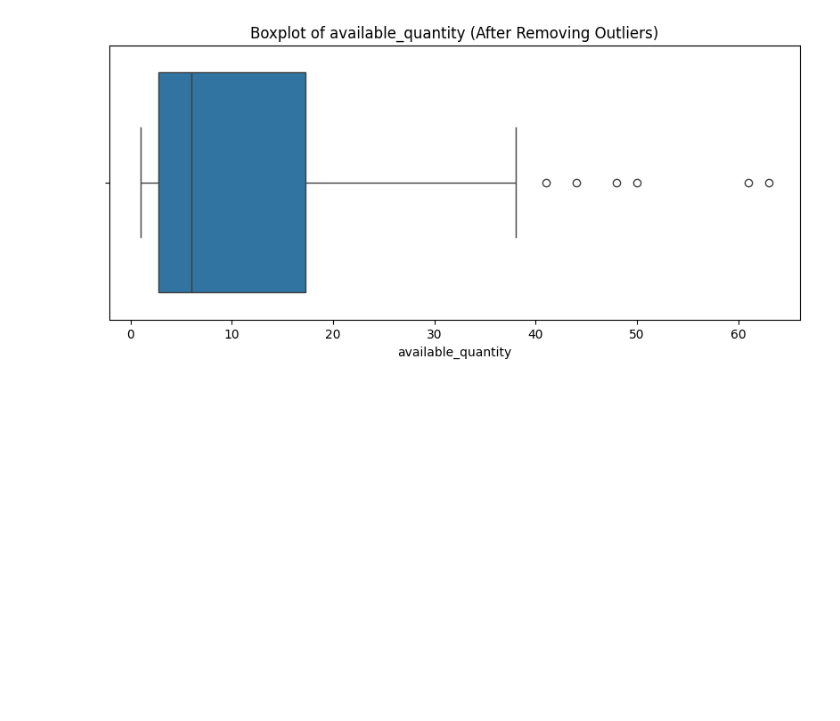
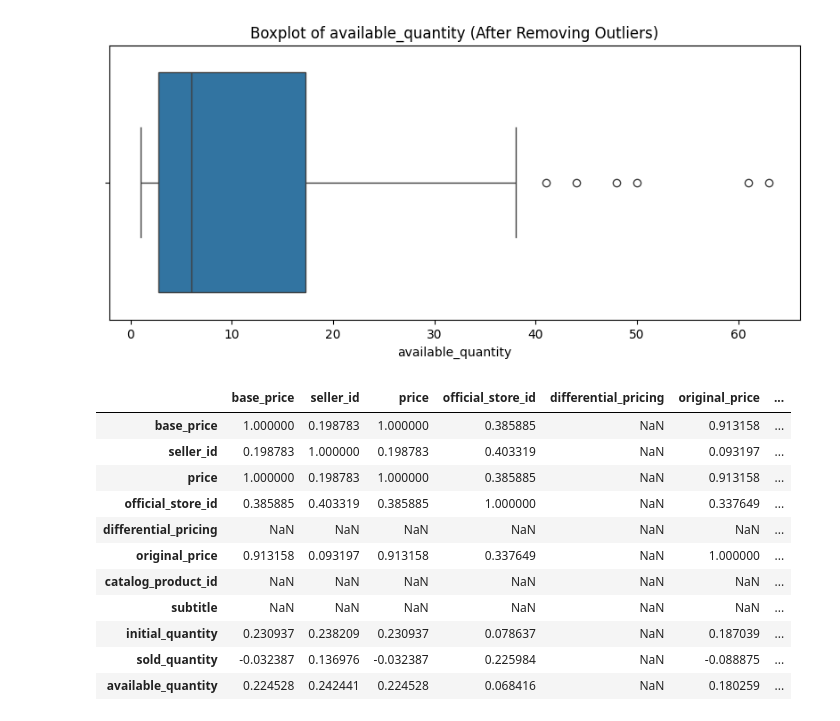
Before and after one commit to DacioMz/midterm_project, a Jupyter notebook: notebook.ipynb, the cells around one changed output. Cells and saved outputs as stored; diff of their text form; code cells hidden in the pictures; blank space fills up the shorter version.

```diff
--- a/notebook.ipynb
+++ b/notebook.ipynb
@@ -174,3 +244,26 @@ for col in num_outliers_cols:
 [figure]
 [figure]
 [figure]
+# %%
+import pandas as pd
+
+# Select only numerical columns
+numeric_df = df.select_dtypes(include=["int64", "float64"])
+
+# Compute correlation matrix
+corr_matrix = numeric_df.corr()
+
+corr_matrix
+# %% [output]
+|  | base_price | seller_id | price | official_store_id | differential_pricing | original_price | ... |
+| base_price | 1.000000 | 0.198783 | 1.000000 | 0.385885 | NaN | 0.913158 | ... |
+| seller_id | 0.198783 | 1.000000 | 0.198783 | 0.403319 | NaN | 0.093197 | ... |
+| price | 1.000000 | 0.198783 | 1.000000 | 0.385885 | NaN | 0.913158 | ... |
+| official_store_id | 0.385885 | 0.403319 | 0.385885 | 1.000000 | NaN | 0.337649 | ... |
+| differential_pricing | NaN | NaN | NaN | NaN | NaN | NaN | ... |
+| original_price | 0.913158 | 0.093197 | 0.913158 | 0.337649 | NaN | 1.000000 | ... |
+| catalog_product_id | NaN | NaN | NaN | NaN | NaN | NaN | ... |
+| subtitle | NaN | NaN | NaN | NaN | NaN | NaN | ... |
+| initial_quantity | 0.230937 | 0.238209 | 0.230937 | 0.078637 | NaN | 0.187039 | ... |
+| sold_quantity | -0.032387 | 0.136976 | -0.032387 | 0.225984 | NaN | -0.088875 | ... |
+| available_quantity | 0.224528 | 0.242441 | 0.224528 | 0.068416 | NaN | 0.180259 | ... |
```
Also changed, not shown: parts of 10 cells of this notebook.
